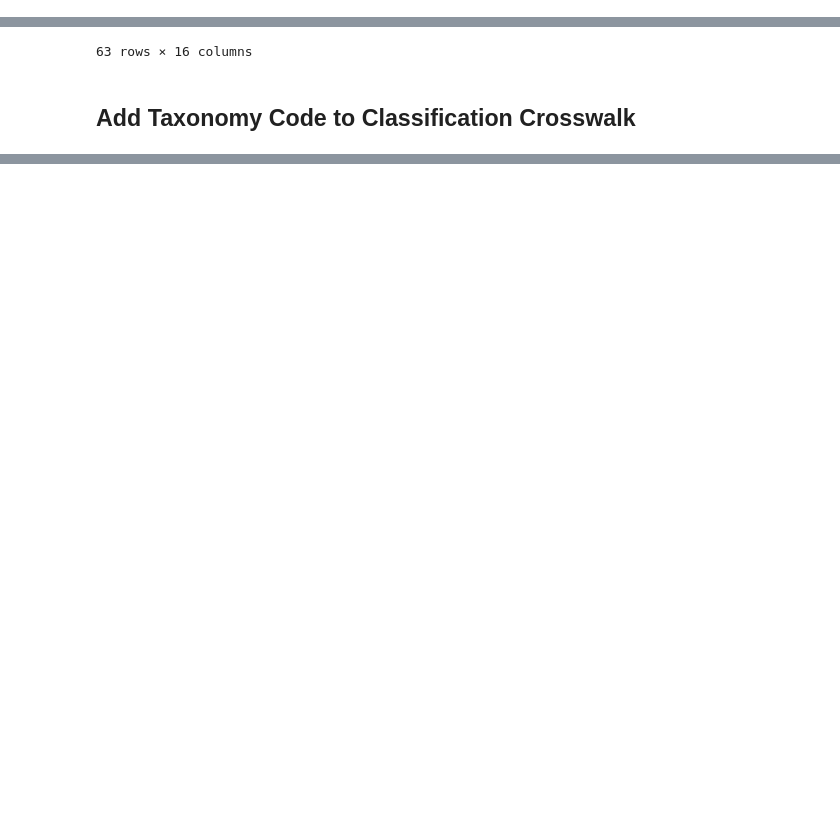
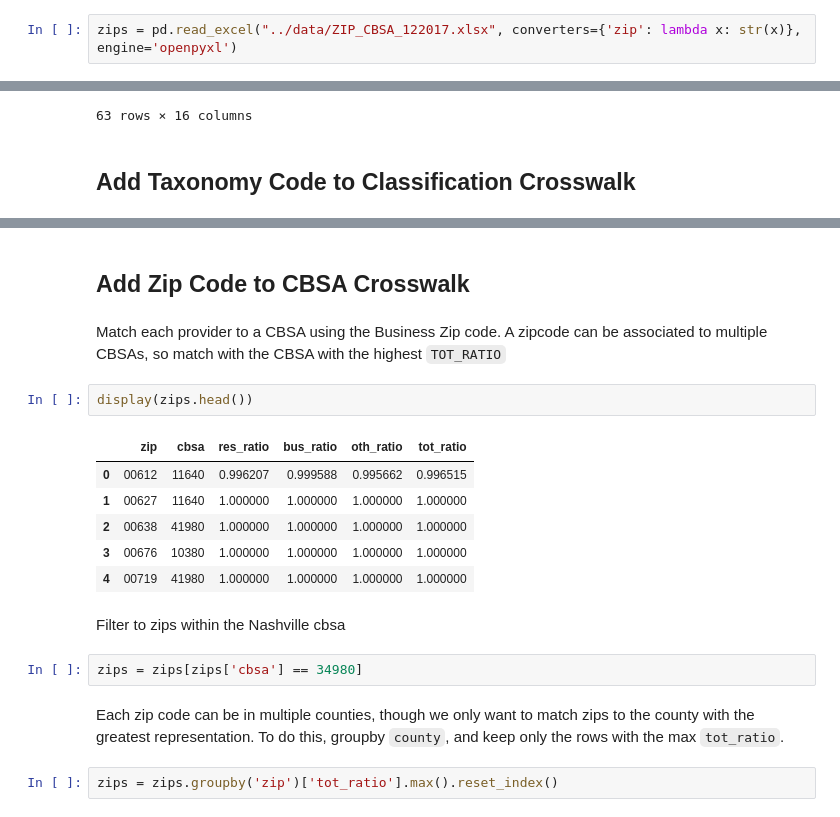
Before and after one commit to maevadevs/Hcbb-Hop-Team, a Jupyter notebook: notebooks/maeva-01-nppes-to-sqlite.ipynb, the cells around one changed output, grey strips where cells are left out. Drawn from its saved outputs; the diff is of its cells as text; blank space fills up the shorter version.

Commit message:
Finish loading data to sqlite

```diff
--- a/notebooks/maeva-01-data-wrangling-nppes-loading-to-sqlite.ipynb
+++ b/notebooks/maeva-01-nppes-to-sqlite.ipynb
@@ -21,0 +26,2 @@ npidata_raw = pd.read_csv("../data/npidata_pfile_20050523-20210207.csv", nrows=1
+# %%
+zips = pd.read_excel("../data/ZIP_CBSA_122017.xlsx", converters={'zip': lambda x: str(x)}, engine='openpyxl')
@@ -223,0 +235,21 @@ provider_business_zip -> int -> str
+# %% [markdown]
+## Add Zip Code to CBSA Crosswalk
+# %% [markdown]
+Match each provider to a CBSA using the Business Zip code. A zipcode can be associated to multiple CBSAs, so match with the CBSA with the highest `TOT_RATIO`
+# %%
+display(zips.head())
+# %% [output]
+|  | zip | cbsa | res_ratio | bus_ratio | oth_ratio | tot_ratio |
+| 0 | 00612 | 11640 | 0.996207 | 0.999588 | 0.995662 | 0.996515 |
+| 1 | 00627 | 11640 | 1.000000 | 1.000000 | 1.000000 | 1.000000 |
+| 2 | 00638 | 41980 | 1.000000 | 1.000000 | 1.000000 | 1.000000 |
+| 3 | 00676 | 10380 | 1.000000 | 1.000000 | 1.000000 | 1.000000 |
+| 4 | 00719 | 41980 | 1.000000 | 1.000000 | 1.000000 | 1.000000 |
+# %% [markdown]
+Filter to zips within the Nashville cbsa
+# %%
+zips = zips[zips['cbsa'] == 34980]
+# %% [markdown]
+Each zip code can be in multiple counties, though we only want to match zips to the county with the greatest representation. To do this, groupby `county`, and keep only the rows with the max `tot_ratio`.
+# %%
+zips = zips.groupby('zip')['tot_ratio'].max().reset_index()
```
Also changed, not shown: parts of 34 cells of this notebook, 2 other files.
